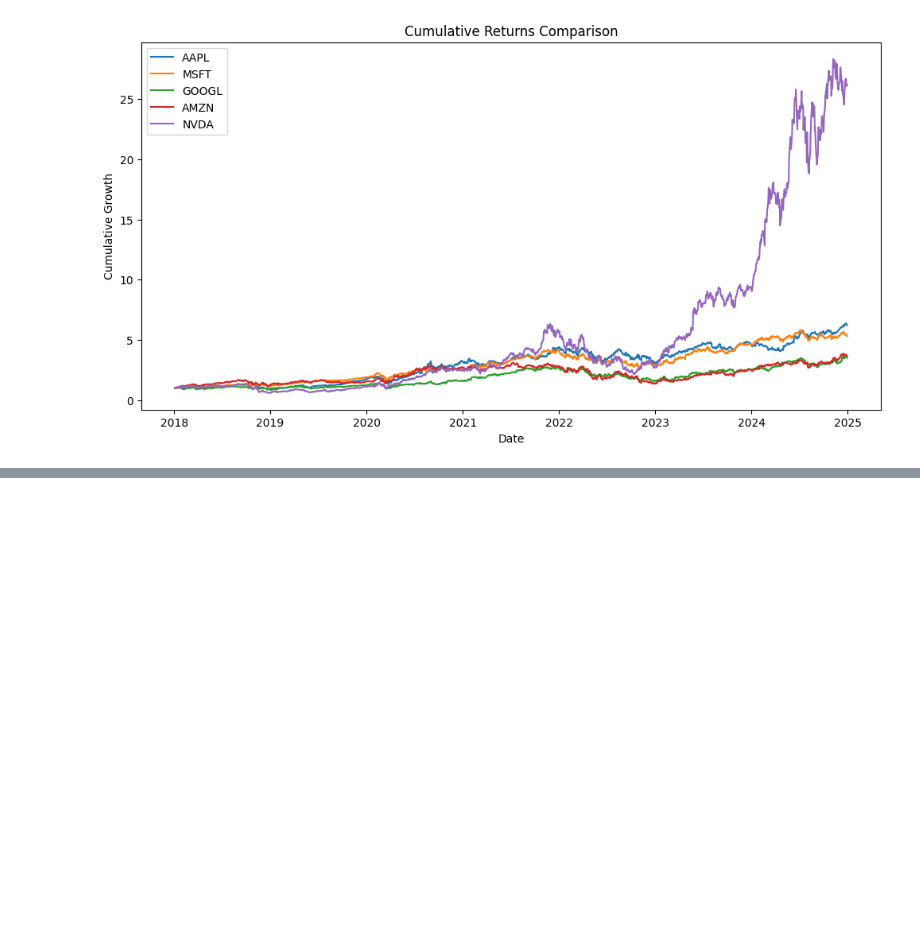
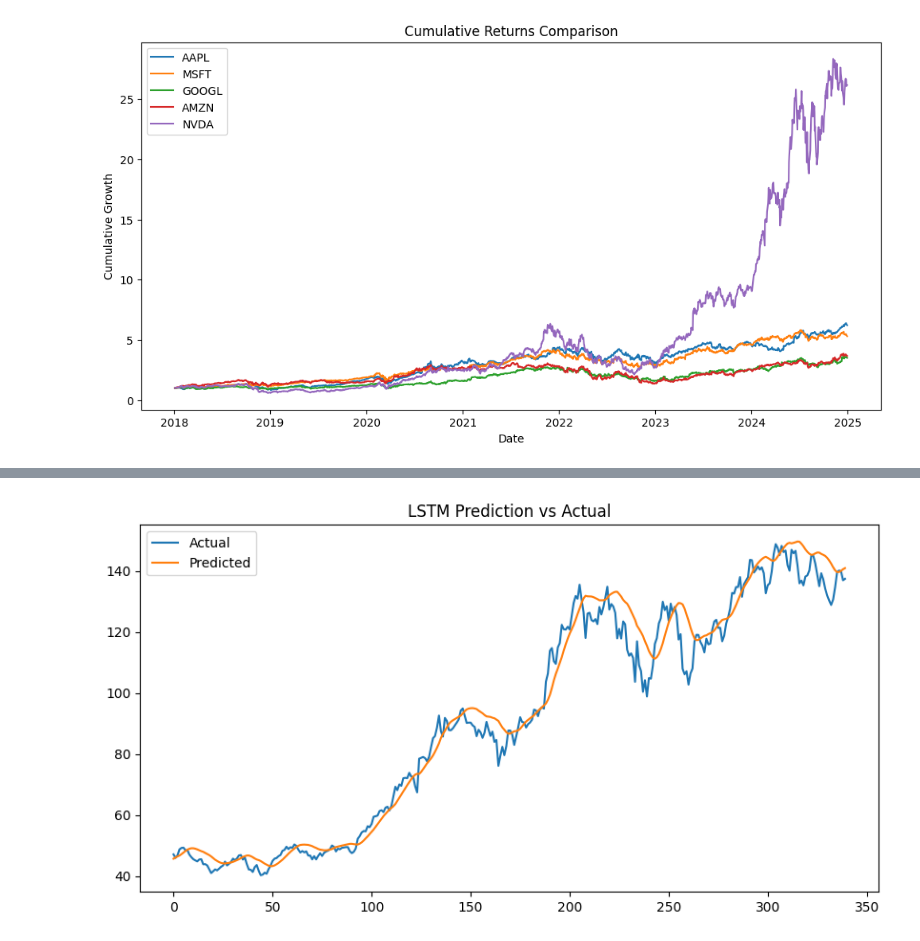
Before and after one commit to ajay9803/stock_market_prediction, a Jupyter notebook: main.ipynb, the cells around one changed output, grey strips where cells are left out. Saved outputs shown, nothing was run; the diff lists cells and outputs as text; code cells hidden in the pictures; blank space fills up the shorter version.

```diff
--- a/main.ipynb
+++ b/main.ipynb
@@ -146,3 +179,24 @@ plt.show()
+# %%
+# Feature Engineering for Deep Learning
+import numpy as np
+df = data["AAPL"].copy()
+
+# Log returns
+df["log_return"] = np.log(df["Close"] / df["Close"].shift(1))
+
+# Rolling volatility
+df["volatility_20"] = df["log_return"].rolling(20).std()
+
+# Momentum
+df["momentum_10"] = df["Close"] - df["Close"].shift(10)
+
+df = df.dropna()
+
+# Data Scaling
+from sklearn.preprocessing import MinMaxScaler
+
+scaler = MinMaxScaler()
+scaled_close = scaler.fit_transform(df[["Close"]])
 # %%
 import numpy as np
 from sklearn.preprocessing import MinMaxScaler
@@ -292,0 +300,9 @@ MAPE : 3.33%
+# %%
+plt.figure(figsize=(10,5))
+plt.plot(y_test_actual, label="Actual")
+plt.plot(lstm_pred, label="Predicted")
+plt.legend()
+plt.title("LSTM Prediction vs Actual")
+plt.show()
+# %% [output]
+[figure, added]
```
Also changed, not shown: parts of 8 cells of this notebook.
